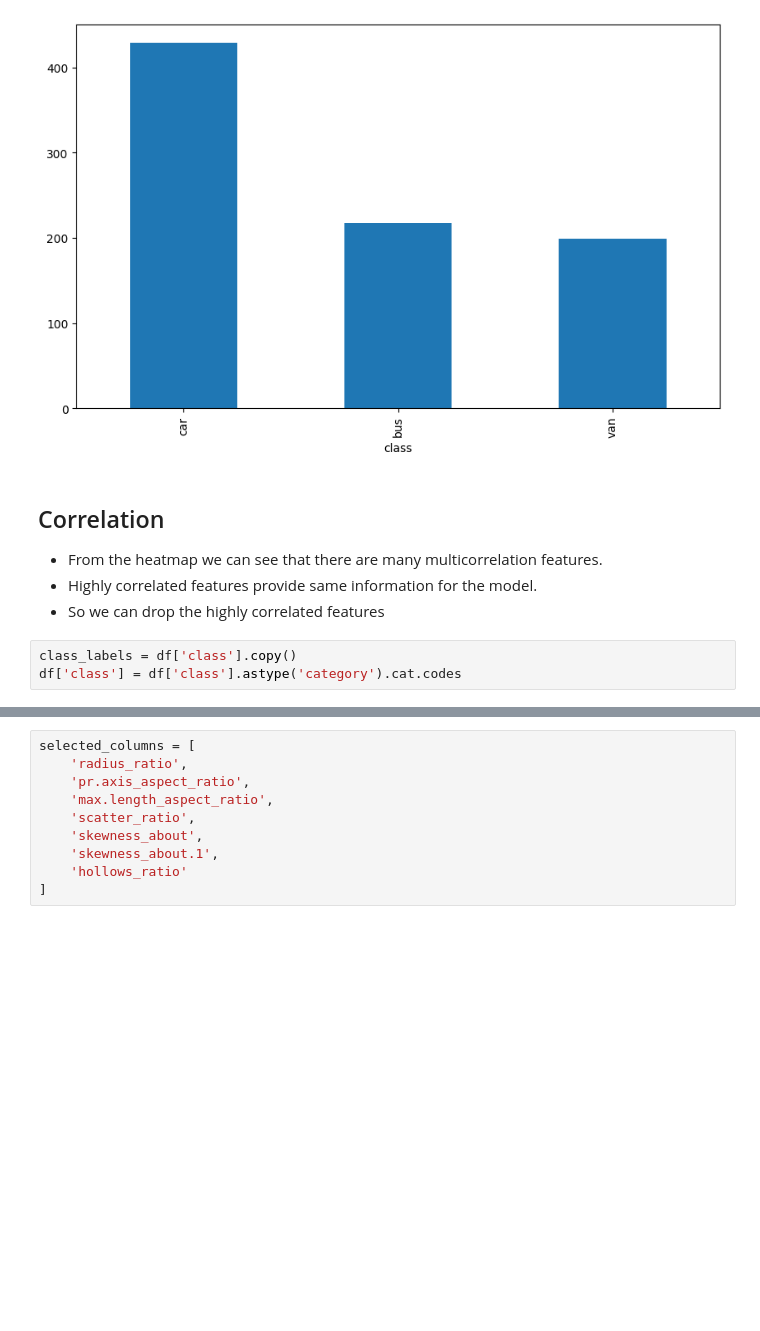
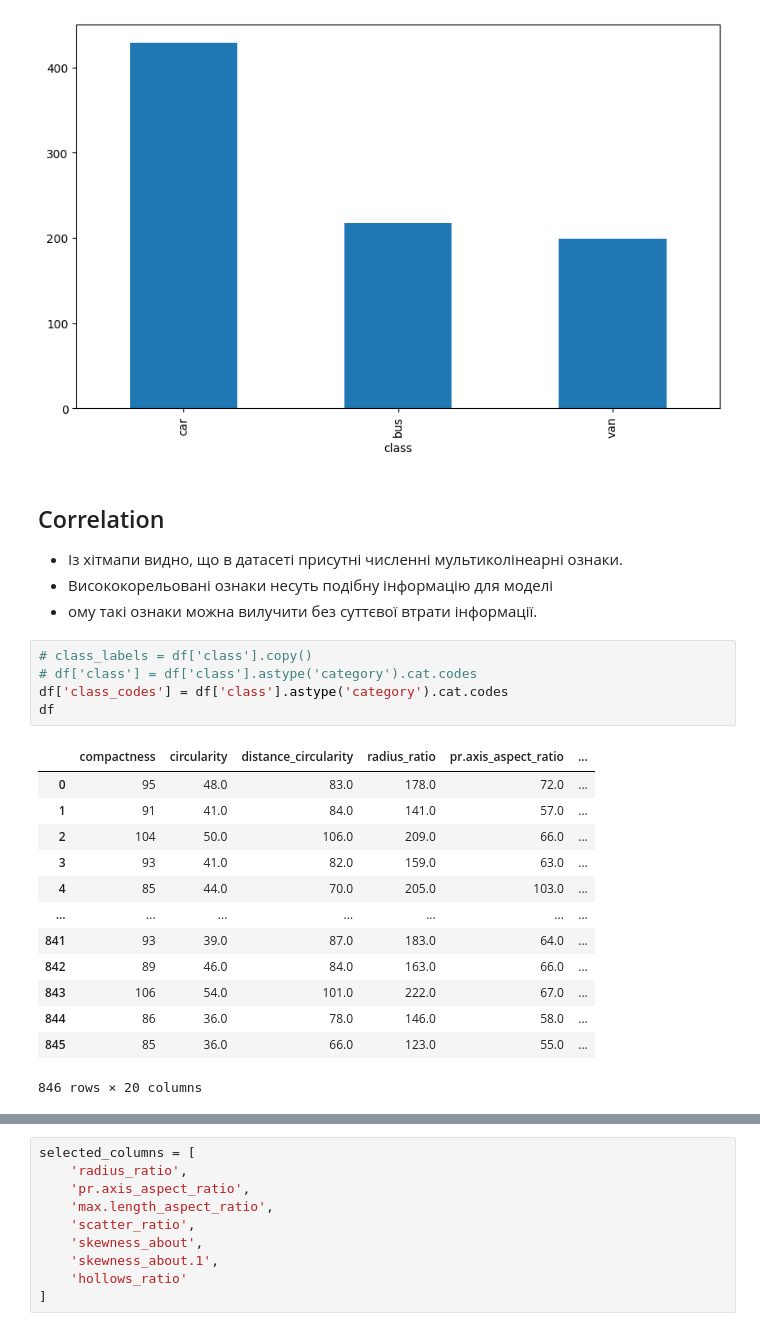
Before and after one commit to illia-st/data_mining_lab1, a Jupyter notebook: Preprocess.ipynb, the cells around one changed output, grey strips where cells are left out. Saved outputs shown, nothing was run; the diff lists cells and outputs as text; blank space fills up the shorter version.

```diff
--- a/Preprocess.ipynb
+++ b/Preprocess.ipynb
@@ -98,11 +81,27 @@ plt.show()
 [figure]
 # %% [markdown]
 ## Correlation
-- From the heatmap we can see that there are many multicorrelation features.
-- Highly correlated features provide same information for the model.
-- So we can drop the highly correlated features
+- Із хітмапи видно, що в датасеті присутні численні мультиколінеарні ознаки.
+- Висококорельовані ознаки несуть подібну інформацію для моделі
+- ому такі ознаки можна вилучити без суттєвої втрати інформації.
 # %%
-class_labels = df['class'].copy()
-df['class'] = df['class'].astype('category').cat.codes
+# class_labels = df['class'].copy()
+# df['class'] = df['class'].astype('category').cat.codes
+df['class_codes'] = df['class'].astype('category').cat.codes
+df
+# %% [output]
+|  | compactness | circularity | distance_circularity | radius_ratio | pr.axis_aspect_ratio | ... |
+| 0 | 95 | 48.0 | 83.0 | 178.0 | 72.0 | ... |
+| 1 | 91 | 41.0 | 84.0 | 141.0 | 57.0 | ... |
+| 2 | 104 | 50.0 | 106.0 | 209.0 | 66.0 | ... |
+| 3 | 93 | 41.0 | 82.0 | 159.0 | 63.0 | ... |
+| 4 | 85 | 44.0 | 70.0 | 205.0 | 103.0 | ... |
+| ... | ... | ... | ... | ... | ... | ... |
+| 841 | 93 | 39.0 | 87.0 | 183.0 | 64.0 | ... |
+| 842 | 89 | 46.0 | 84.0 | 163.0 | 66.0 | ... |
+| 843 | 106 | 54.0 | 101.0 | 222.0 | 67.0 | ... |
+| 844 | 86 | 36.0 | 78.0 | 146.0 | 58.0 | ... |
+| 845 | 85 | 36.0 | 66.0 | 123.0 | 55.0 | ... |
+846 rows × 20 columns
 # %%
 fig, ax = plt.subplots(figsize = [20, 8])
```
Also changed, not shown: parts of 27 cells of this notebook.
